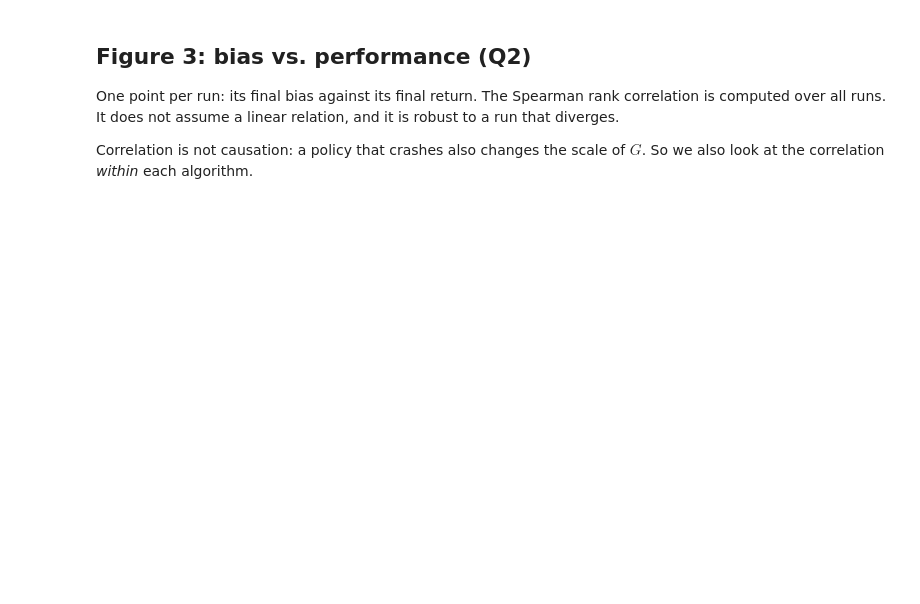
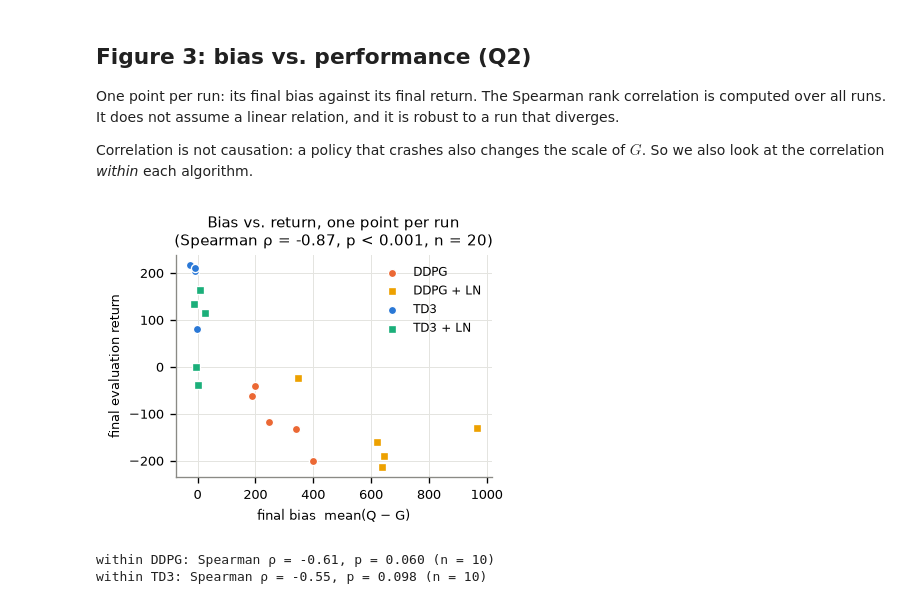
Before and after one commit to theofontainecs/Overestimation-bias-with-DDPG-and-TD3, a Jupyter notebook: 2_analysis.ipynb, the cells around one changed output. Saved outputs shown, nothing was run; the diff lists cells and outputs as text; code cells hidden in the pictures; blank space fills up the shorter version.

Commit message:
Add results of the 2x2 grid (20 runs), analysis figures and statistics

```diff
--- a/2_analysis.ipynb
+++ b/2_analysis.ipynb
@@ -155,23 +198,28 @@ Correlation is not causation: a policy that crashes also changes the scale of $G
 # %%
 fig, ax = plt.subplots(figsize=(3.4, 2.4))
 xs, ys = [], []
 for name in NAMES:
     x, y = final(name, "raw_bias"), final(name, "return_mean")
     s = STYLE[name]
     ax.scatter(x, y, s=24, color=s["color"], marker=s["marker"], edgecolor="white", linewidth=0.8,
                label=s["label"], zorder=3)
     xs += list(x); ys += list(y)
 rho, p = stats.spearmanr(xs, ys)
+p_txt = "p < 0.001" if p < 0.001 else f"p = {p:.3f}"
 ax.set_xlabel("final bias  mean(Q − G)")
 ax.set_ylabel("final evaluation return")
-ax.set_title(f"Bias vs. return, one point per run\n(Spearman ρ = {rho:.2f}, p = {p:.3f}, n = {len(xs)})")
+ax.set_title(f"Bias vs. return, one point per run\n(Spearman ρ = {rho:.2f}, {p_txt}, n = {len(xs)})")
 ax.legend(frameon=False, loc="best")
 fig.savefig(FIGURES / "bias_vs_return.pdf")
 plt.show()
 
 for algo in ["ddpg", "td3"]:
     names = [n for n in NAMES if n.split("-")[0] == algo]
     x = np.concatenate([final(n, "raw_bias") for n in names])
     y = np.concatenate([final(n, "return_mean") for n in names])
     r_, p_ = stats.spearmanr(x, y)
     print(f"within {algo.upper()}: Spearman ρ = {r_:.2f}, p = {p_:.3f} (n = {len(x)})")
+# %% [output]
+[figure, added]
+within DDPG: Spearman ρ = -0.61, p = 0.060 (n = 10)
+within TD3: Spearman ρ = -0.55, p = 0.098 (n = 10)
```
Also changed, not shown: parts of 6 cells of this notebook, 26 other files.
